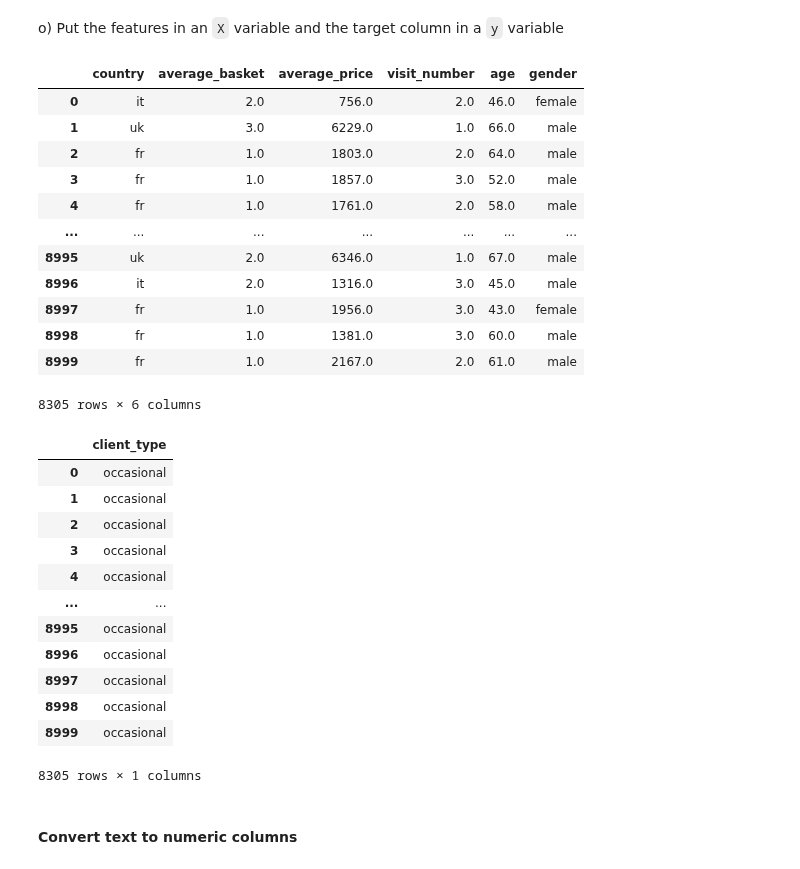
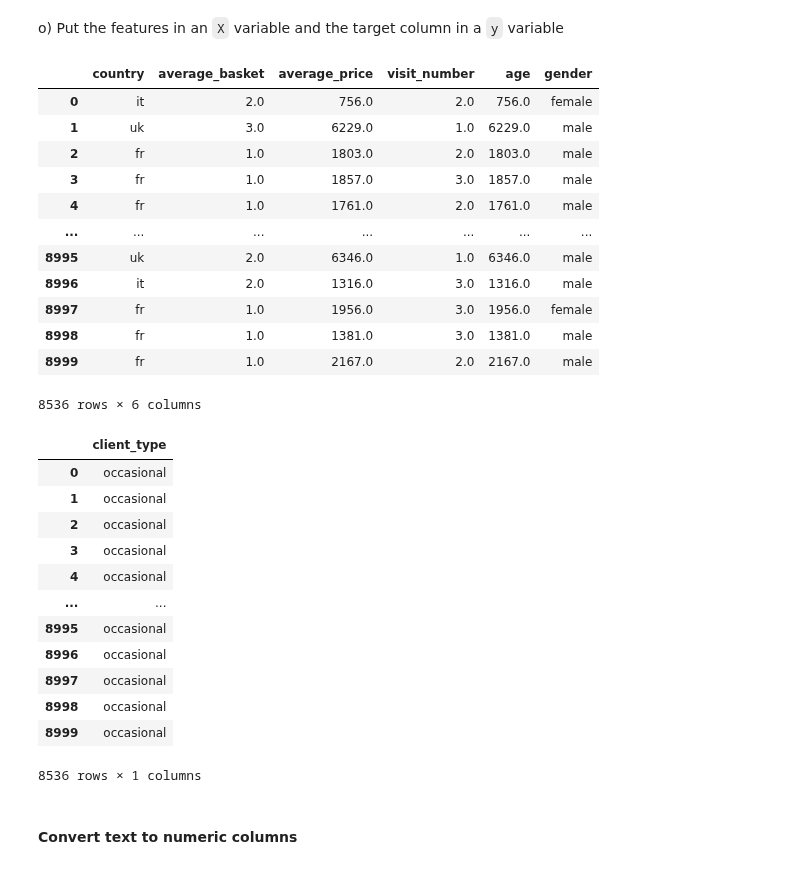
Before and after one commit to Gachdel/Python-LeWagon, a Jupyter notebook: 6_Machine_Learning_1/Intro_to_ML_Challenges.ipynb, the cells around one changed output. Cells and saved outputs as stored; diff of their text form; code cells hidden in the pictures.

```diff
--- a/6_Machine_Learning_1/Intro_to_ML_Challenges.ipynb
+++ b/6_Machine_Learning_1/Intro_to_ML_Challenges.ipynb
@@ -147,9 +140,9 @@
 # %%
-display(df.average_price.value_counts().sort_index())
-# Delete rows with average_price = 0 or negative
+#display(df.average_price.value_counts().sort_index())
+# Keep only rows with positive or NaN values
 print(f"len(df): {len(df)}")
-mask = df.average_price > 0
+mask = (df.average_price > 0) | (df.average_price.notnull())
 # Add .copy() to make sure that df_cleaned is a copy, not a view
-df_cleaned = df.loc[mask, :].copy()
+df_cleaned = df[mask]
 print(f"len(df_cleaned): {len(df_cleaned)}")
 # %% [output]
@@ -200,5 +181,5 @@ Name: hobbies, dtype: int64
 # %% [markdown]
 j) Delete the `hobbies` column
 # %%
-df_cleaned.drop(columns=["hobbies"], inplace=True)
+df_cleaned = df_cleaned.drop(columns=["hobbies"])
 # %% [markdown]
@@ -210,7 +191,4 @@
 # %%
-df_cleaned.gender.fillna(
-    value=df_cleaned.gender.mode()[0],
-    inplace=True,
+df_cleaned.loc[:, "gender"] = df_cleaned.gender.fillna(
+    value=df_cleaned.gender.mode()[0]
 )
-
-functions.show_unique_values(df_cleaned.gender)
@@ -221,12 +197,9 @@
 # %%
-df_cleaned.average_price.fillna(
+df_cleaned.loc[:, "average_price"] = df_cleaned.average_price.fillna(
     value=df_cleaned.average_price.mean(),
-    inplace=True,
 )
-
-df_cleaned.age.fillna(
+df_cleaned.loc[:, "age"] = df_cleaned.average_price.fillna(
     value=df_cleaned.average_price.mean(),
-    inplace=True,
 )
 # %% [markdown]
 n) Verify that your Data Frame no longer contains any missing values.
@@ -253,37 +226,26 @@ dtype: float64
 # %% [markdown]
 o) Put the features in an `X` variable and the target column in a `y` variable
 # %%
-features_columns = [
-    "country",
-    "average_basket",
-    "average_price",
-    "visit_number",
-    "age",
-    "gender",
-]
-x = df_cleaned[features_columns]
-
-target_columns = [
-    "client_type"
-]
+target_columns = ["client_type"]
 y = df_cleaned[target_columns]
+x = df_cleaned.drop(columns=target_columns, axis=1)
 
 display(x)
 display(y)
 # %% [output]
 |  | country | average_basket | average_price | visit_number | age | gender |
-| 0 | it | 2.0 | 756.0 | 2.0 | 46.0 | female |
-| 1 | uk | 3.0 | 6229.0 | 1.0 | 66.0 | male |
-| 2 | fr | 1.0 | 1803.0 | 2.0 | 64.0 | male |
-| 3 | fr | 1.0 | 1857.0 | 3.0 | 52.0 | male |
-| 4 | fr | 1.0 | 1761.0 | 2.0 | 58.0 | male |
+| 0 | it | 2.0 | 756.0 | 2.0 | 756.0 | female |
+| 1 | uk | 3.0 | 6229.0 | 1.0 | 6229.0 | male |
+| 2 | fr | 1.0 | 1803.0 | 2.0 | 1803.0 | male |
+| 3 | fr | 1.0 | 1857.0 | 3.0 | 1857.0 | male |
+| 4 | fr | 1.0 | 1761.0 | 2.0 | 1761.0 | male |
 | ... | ... | ... | ... | ... | ... | ... |
-| 8995 | uk | 2.0 | 6346.0 | 1.0 | 67.0 | male |
-| 8996 | it | 2.0 | 1316.0 | 3.0 | 45.0 | male |
-| 8997 | fr | 1.0 | 1956.0 | 3.0 | 43.0 | female |
-| 8998 | fr | 1.0 | 1381.0 | 3.0 | 60.0 | male |
-| 8999 | fr | 1.0 | 2167.0 | 2.0 | 61.0 | male |
+| 8995 | uk | 2.0 | 6346.0 | 1.0 | 6346.0 | male |
+| 8996 | it | 2.0 | 1316.0 | 3.0 | 1316.0 | male |
+| 8997 | fr | 1.0 | 1956.0 | 3.0 | 1956.0 | female |
+| 8998 | fr | 1.0 | 1381.0 | 3.0 | 1381.0 | male |
+| 8999 | fr | 1.0 | 2167.0 | 2.0 | 2167.0 | male |
-8305 rows × 6 columns
+8536 rows × 6 columns
 |  | client_type |
 | 0 | occasional |
 | 1 | occasional |
@@ -296,7 +258,7 @@ display(y)
 | 8997 | occasional |
 | 8998 | occasional |
 | 8999 | occasional |
-8305 rows × 1 columns
+8536 rows × 1 columns
 # %% [markdown]
 #### Convert text to numeric columns
 # %% [markdown]
```
Also changed, not shown: parts of 27 cells of this notebook, 2 other files.
